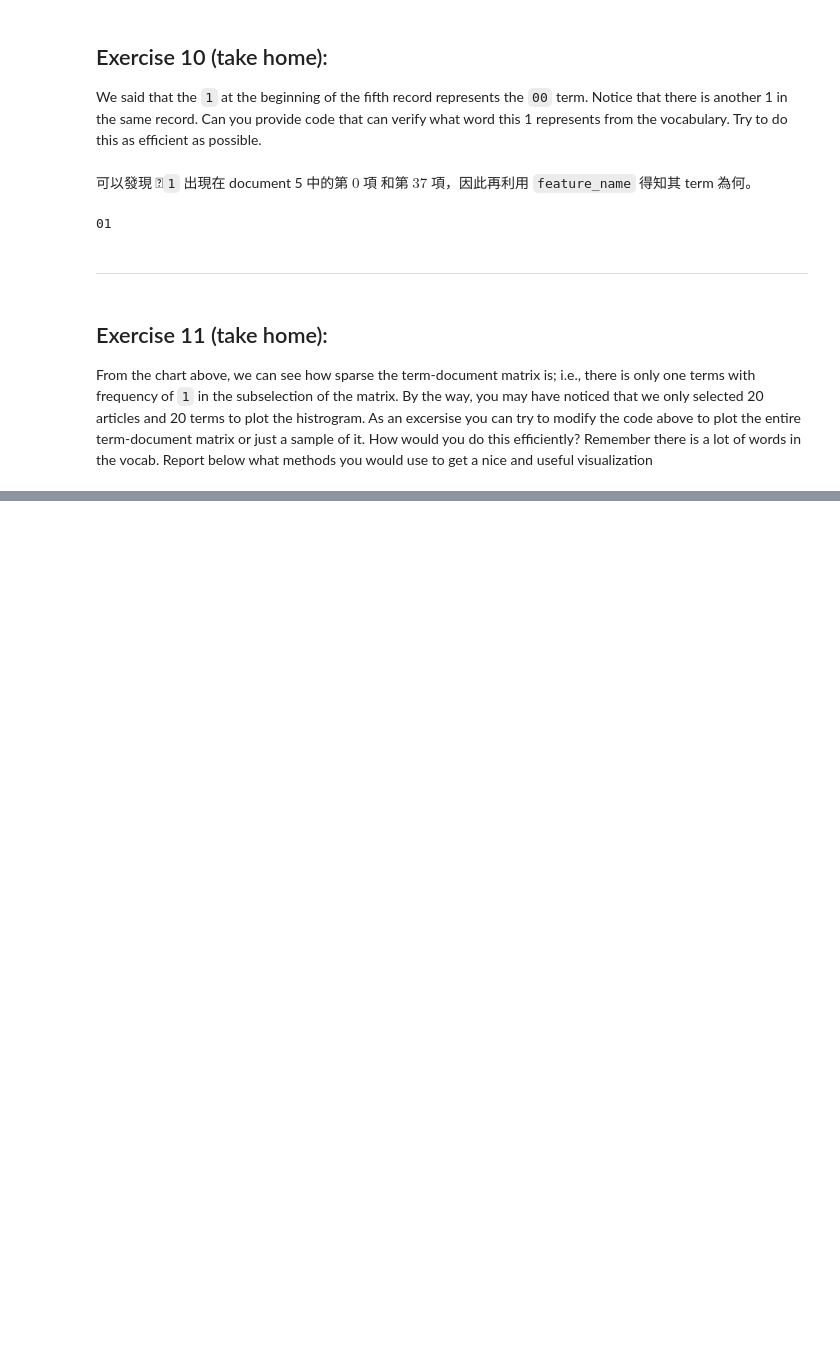
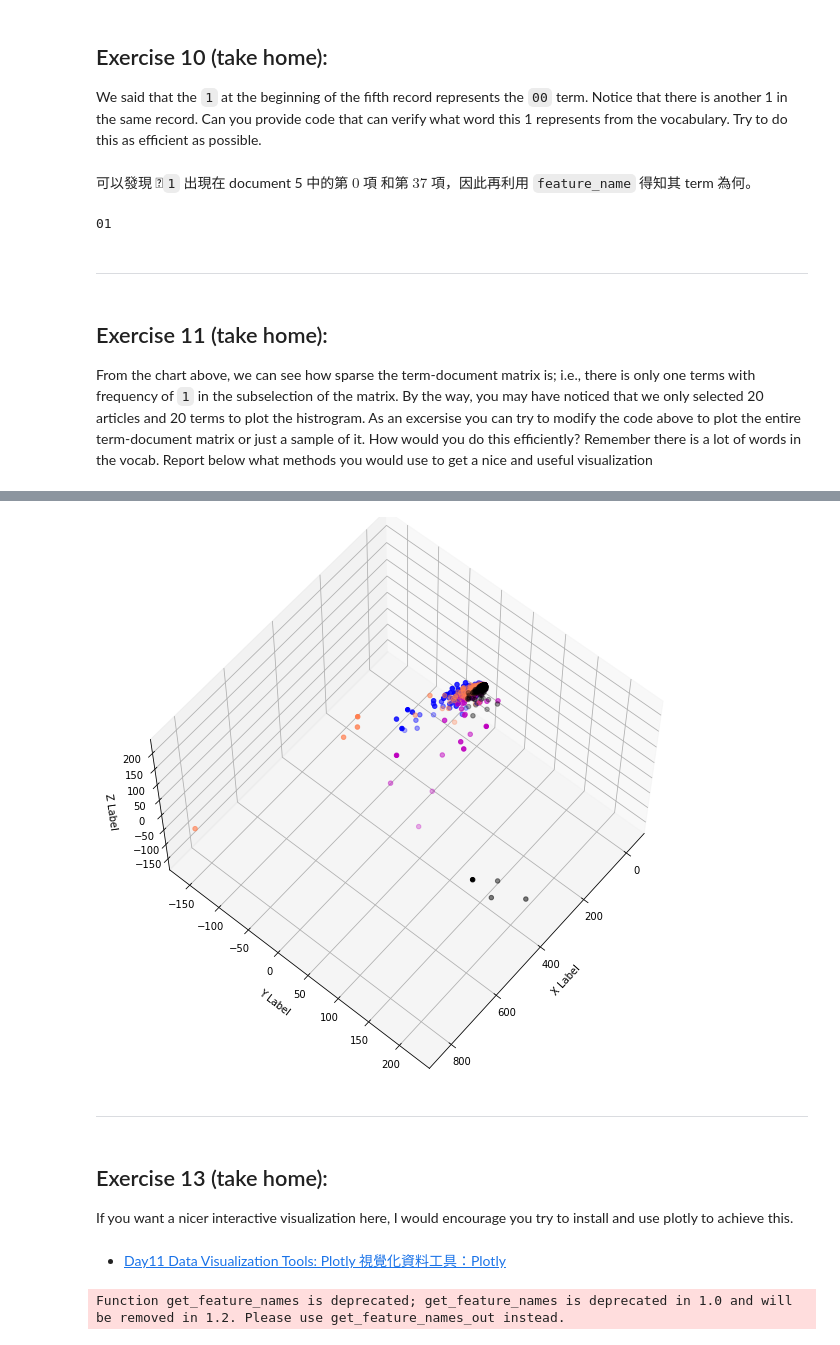
Before and after one commit to kylekylehaha/DM2021-Lab1-Homework, a Jupyter notebook: DM2021-Lab1-Homework.ipynb, the cells around one changed output, grey strips where cells are left out. Cells and saved outputs as stored; diff of their text form; code cells hidden in the pictures; blank space fills up the shorter version.

```diff
--- a/DM2021-Lab1-Homework.ipynb
+++ b/DM2021-Lab1-Homework.ipynb
@@ -288,0 +388,34 @@ From the chart above, we can see how sparse the term-document matrix is; i.e., t
+# %%
+col = ['coral', 'blue', 'black', 'm']
+# categories = ['alt.atheism', 'soc.religion.christian', 'comp.graphics', 'sci.med']
+
+X_reduced = PCA(n_components = 3).fit_transform(X_counts.toarray())
+
+# plot
+fig = plt.figure(figsize = (25,10))
+ax = fig.add_subplot(111, projection='3d')
+
+for c, category in zip(col, categories):
+    xs = X_reduced[X['category_name'] == category].T[0]
+    ys = X_reduced[X['category_name'] == category].T[1]
+    zs = X_reduced[X['category_name'] == category].T[2]
+
+    # c: color, marker:'o' means circle
+    ax.scatter(xs, ys, zs, c = c, marker='o')
+
+ax.grid(color='gray', linestyle=':', linewidth=2, alpha=0.2) # 配置網格線
+ax.set_xlabel('\nX Label')
+ax.set_ylabel('\nY Label')
+ax.set_zlabel('\nZ Label')
+
+#azim: 沿z軸旋轉 ; elev: 沿y軸
+ax.view_init(elev=60, azim=40)
+
+plt.show()
+# %% [output]
+[figure, added]
+# %% [markdown]
+---
+# %% [markdown]
+## Exercise 13 (take home):
+If you want a nicer interactive visualization here, I would encourage you try to install and use plotly to achieve this.
@@ -288,0 +427,11 @@ From the chart above, we can see how sparse the term-document matrix is; i.e., t
+# %% [markdown]
+- [Day11 Data Visualization Tools: Plotly 視覺化資料工具：Plotly](https://ithelp.ithome.com.tw/articles/10214872)
+# %%
+import plotly.graph_objects as go
+
+x = ["term_"+str(i) for i in count_vect.get_feature_names()][:300]
+y = term_frequencies[:300]
+fig5 = go.Figure(data = [go.Bar(x=x, y=y)])
+fig5.show()
+# %% [output]
+Function get_feature_names is deprecated; get_feature_names is deprecated in 1.0 and will be removed in 1.2. Please use get_feature_names_out instead.
```
Also changed, not shown: parts of 22 cells of this notebook.
